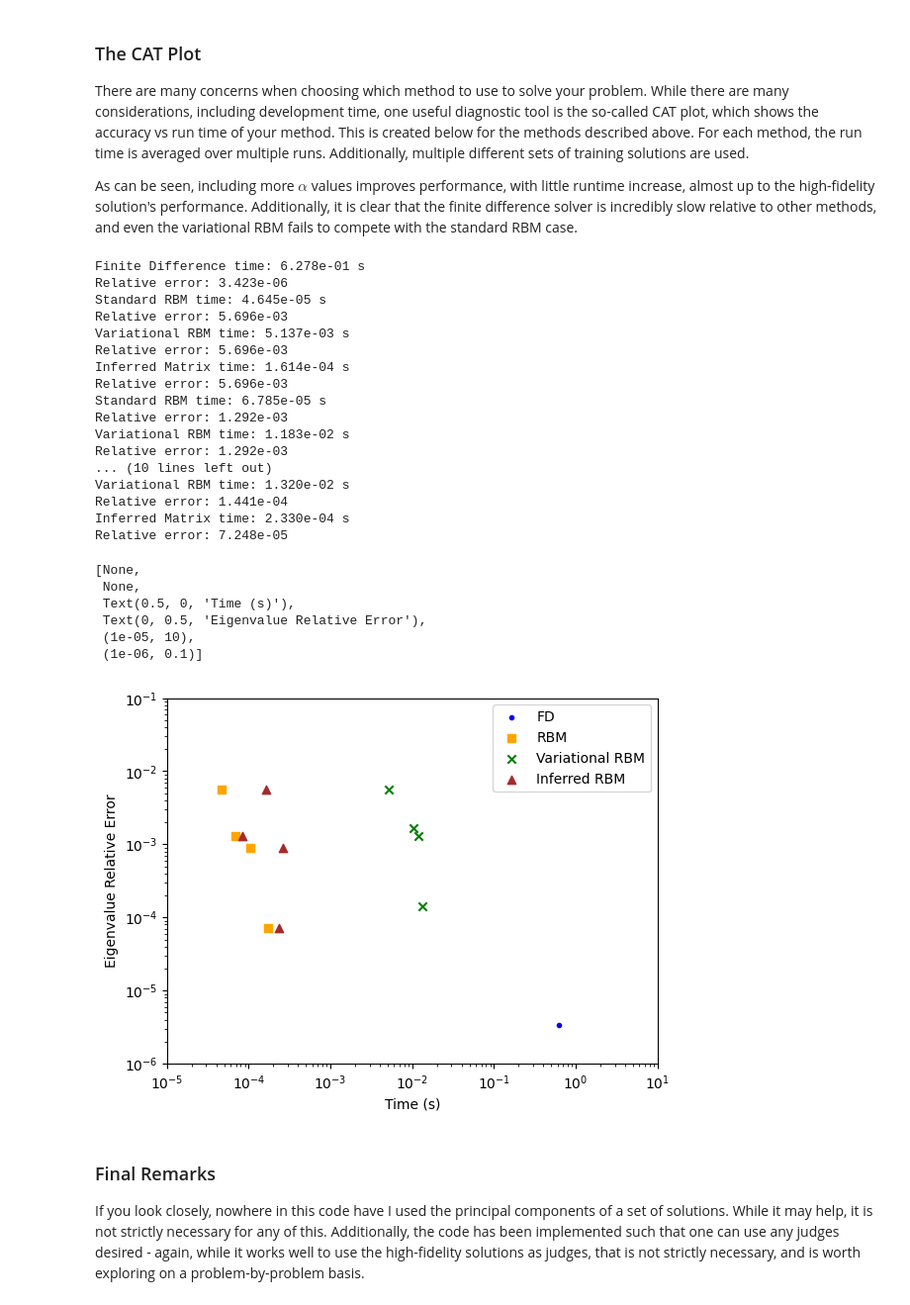
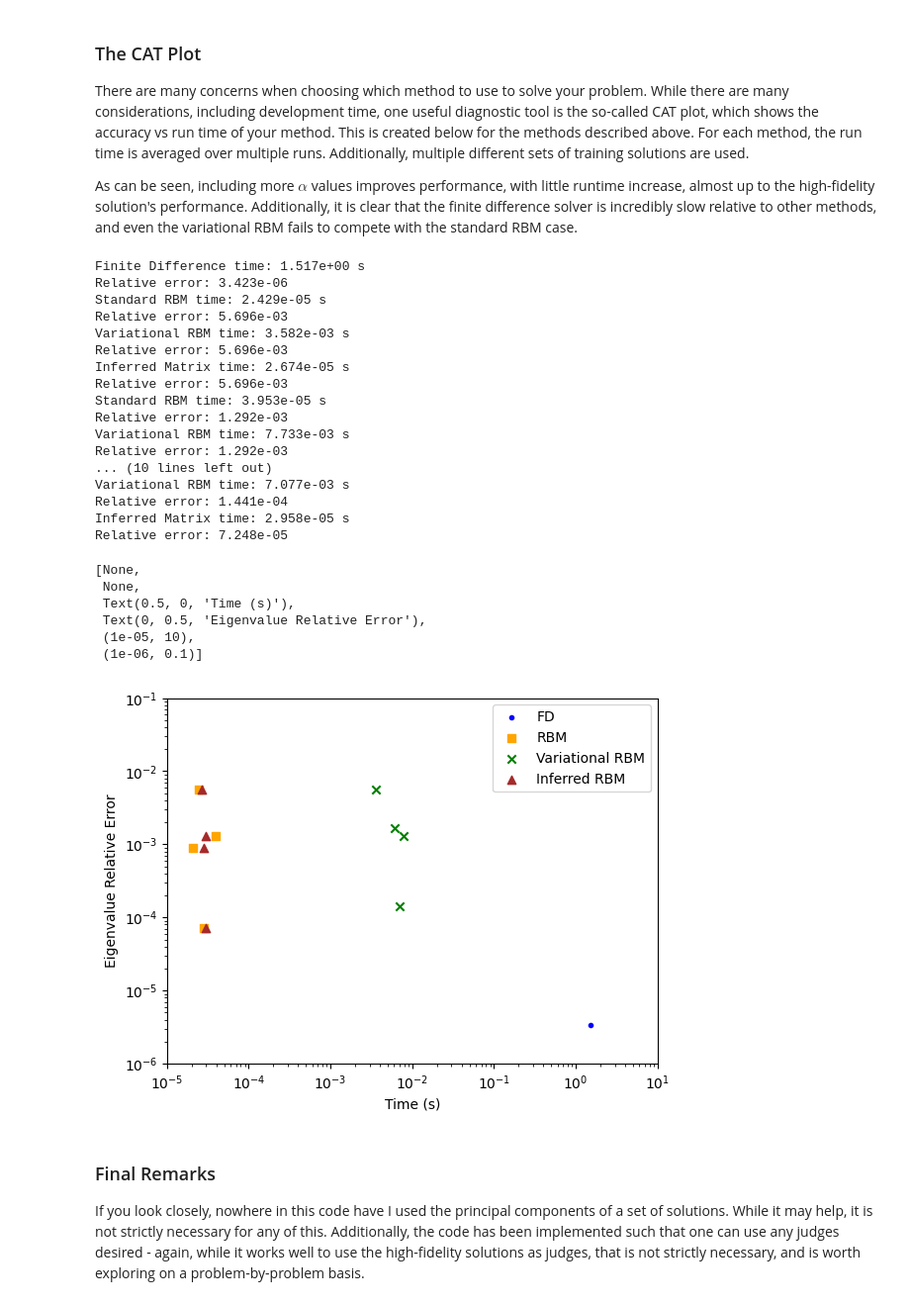
Before and after one commit to ascsn/nuclear-dimensionality-reduction-book, a Jupyter notebook: nuclear-dr/ho/1dHO.ipynb, the cells around one changed output. Shown at 99% size. Cells and saved outputs as stored; diff of their text form; code cells hidden in the pictures.

```diff
--- a/nuclear-dr/ho/1dHO.ipynb
+++ b/nuclear-dr/ho/1dHO.ipynb
@@ -342,20 +341,19 @@ class VariationalRBM:
         f2Eval = a @ self.m3 @ a
         return 2*(self.m1+alpha*self.m2) @ a/f2Eval - 2*f1Eval/f2Eval**2 * self.m3 @ a
 
+    def return_wf(self,a):
+        return a @ self.psiMat / np.linalg.norm(a @ self.psiMat)
+
     def solve(self,alpha,a0):
-        t0 = time.time()
         opt = minimize(self.energy,a0,args=(alpha,),jac=self.energy_grad)
 
         #Normalize total wavefunction
         a = opt.x
-        wf = a@T
-        wf /= np.linalg.norm(wf)
+
 
         eigenvalue = self.energy(a,alpha)
 
-        t1 = time.time()
-
-        return eigenvalue, wf, t1-t0, a
+        return eigenvalue, a
 # %%
 T = np.zeros((len(alphaVals),m))
 
@@ -388,8 +386,11 @@ rbm = VariationalRBM(T,h,grid)
 a0 = np.ones(len(alphaVals))
 t0 = time.time()
 for _ in range(nRepeatsForTiming):
-    eigenvalue, wfRBM, _, _ = rbm.solve(alphaTest,a0)
+    eigenvalue, a = rbm.solve(alphaTest,a0)
 t1 = time.time()
+
+wf = rbm.return_wf(a)
+
 runTime = (t1-t0)/nRepeatsForTiming
 print('Standard RBM time: %.3e s'%runTime)
 print('RBM relative error: %.3e'%((val-exactEigenvalue)/exactEigenvalue))
@@ -482,20 +483,18 @@ class InferHamiltonian:
                 minCoeffs[:,j,i] = minCoeffs[:,i,j]
         return minCoeffs
 
+    def return_wf(self,a):
+        return a @ self.psiMat / np.linalg.norm(a @ self.psiMat)
+
     def solve(self,alpha,coeffs):
         mat = np.zeros(2*(self.matrixDim,))
         maxPolyDim = coeffs.shape[0] - 1
         for (coeffIter,coeff) in enumerate(coeffs):
             mat += alpha**(maxPolyDim - coeffIter) * coeff
 
-        vals, vecs = eigh(mat,b=self.overlaps)
+        vals, vecs = eigh(mat,b=self.overlaps,check_finite=False)
 
-        a = vecs[:,0]
-
-        wf = a @ self.psiMat
-        wf /= np.linalg.norm(wf)
-
-        return vals[0], wf, a
+        return vals[0], vecs[:,0]
 # %%
 T = np.zeros((len(alphaVals),m))
 
@@ -531,8 +530,11 @@ inferObj = InferHamiltonian(T,listOfHamiltonians,alphaVals)
 coeffs = inferObj.fit_matrices()
 t0 = time.time()
 for _ in range(nRepeatsForTiming):
-    val, wf, a = inferObj.solve(alphaTest,coeffs)
+    val, a = inferObj.solve(alphaTest,coeffs)
 t1 = time.time()
+
+wf = inferObj.return_wf(a)
+
 runTime = (t1-t0)/nRepeatsForTiming
 # ax.plot(grid,wf,label='Infer Matrix',ls=':')
 print('Inferred Matrix time: %.3e s'%runTime)
@@ -593,7 +595,7 @@ for (alphaIter,alphaVals) in enumerate(alphaValsList):
     rbm = StandardRBM(T,kinTerm,potTerm)
     t0 = time.time()
     for _ in range(nRepeatsForTiming):
-        val, wf, a = rbm.solve(alphaTest)
+        val, a = rbm.solve(alphaTest)
     t1 = time.time()
     runTime = (t1-t0)/nRepeatsForTiming
     print('Standard RBM time: %.3e s'%runTime)
@@ -606,7 +608,7 @@ for (alphaIter,alphaVals) in enumerate(alphaValsList):
     a0 = np.ones(len(alphaVals))
     t0 = time.time()
     for _ in range(nRepeatsForTiming):
-        eigenvalue, wfRBM, _, _ = rbm.solve(alphaTest,a0)
+        eigenvalue, a = rbm.solve(alphaTest,a0)
     t1 = time.time()
     runTime = (t1-t0)/nRepeatsForTiming
     print('Variational RBM time: %.3e s'%runTime)
@@ -619,46 +621,46 @@ for (alphaIter,alphaVals) in enumerate(alphaValsList):
     coeffs = inferObj.fit_matrices()
     t0 = time.time()
     for _ in range(nRepeatsForTiming):
-        val, wf, a = inferObj.solve(alphaTest,coeffs)
+        val, a = inferObj.solve(alphaTest,coeffs)
     t1 = time.time()
     runTime = (t1-t0)/nRepeatsForTiming
     print('Inferred Matrix time: %.3e s'%runTime)
     print('Relative error: %.3e'%((val-exactEigenvalue)/exactEigenvalue))
 
     catAx.scatter(runTime,(val-exactEigenvalue)/exactEigenvalue,color='brown',
                   marker='^',label='Inferred RBM')
 
     if alphaIter == 0:
         catAx.legend()
 
 catAx.set(xscale='log',yscale='log',
           xlabel='Time (s)',ylabel='Eigenvalue Relative Error',
           xlim=(10**(-5),10**1),ylim=(10**(-6),10**(-1)))
 # %% [output]
-Finite Difference time: 6.278e-01 s
+Finite Difference time: 1.517e+00 s
 Relative error: 3.423e-06
-Standard RBM time: 4.645e-05 s
+Standard RBM time: 2.429e-05 s
 Relative error: 5.696e-03
-Variational RBM time: 5.137e-03 s
+Variational RBM time: 3.582e-03 s
 Relative error: 5.696e-03
-Inferred Matrix time: 1.614e-04 s
+Inferred Matrix time: 2.674e-05 s
 Relative error: 5.696e-03
-Standard RBM time: 6.785e-05 s
+Standard RBM time: 3.953e-05 s
 Relative error: 1.292e-03
-Variational RBM time: 1.183e-02 s
+Variational RBM time: 7.733e-03 s
 Relative error: 1.292e-03
 ... (10 lines left out)
-Variational RBM time: 1.320e-02 s
+Variational RBM time: 7.077e-03 s
 Relative error: 1.441e-04
-Inferred Matrix time: 2.330e-04 s
+Inferred Matrix time: 2.958e-05 s
 Relative error: 7.248e-05
 [None,
  None,
  Text(0.5, 0, 'Time (s)'),
  Text(0, 0.5, 'Eigenvalue Relative Error'),
  (1e-05, 10),
  (1e-06, 0.1)]
-[figure, old version]
+[figure, new version]
 # %% [markdown]
 ### Final Remarks
 
```
Also changed, not shown: parts of 4 cells of this notebook.
